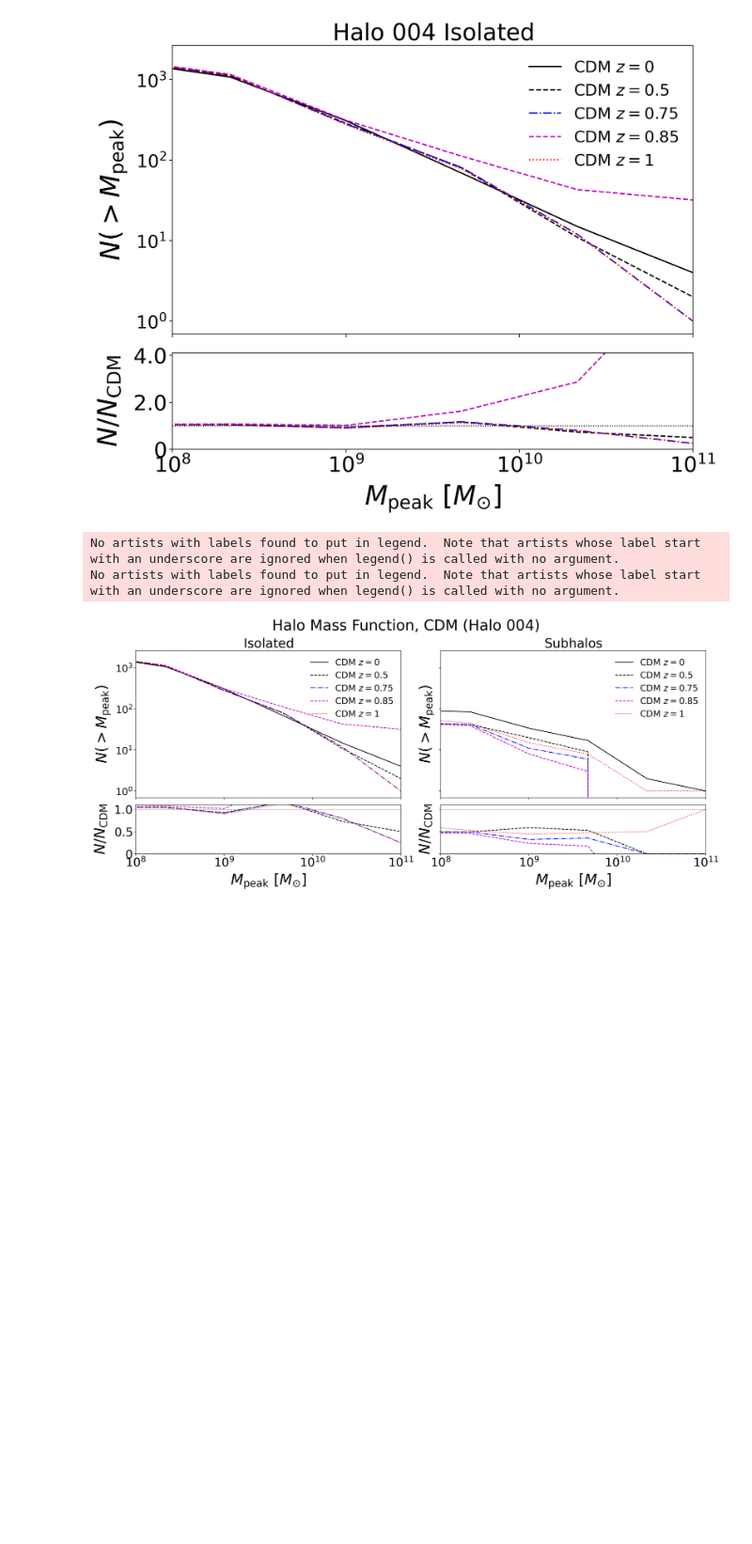
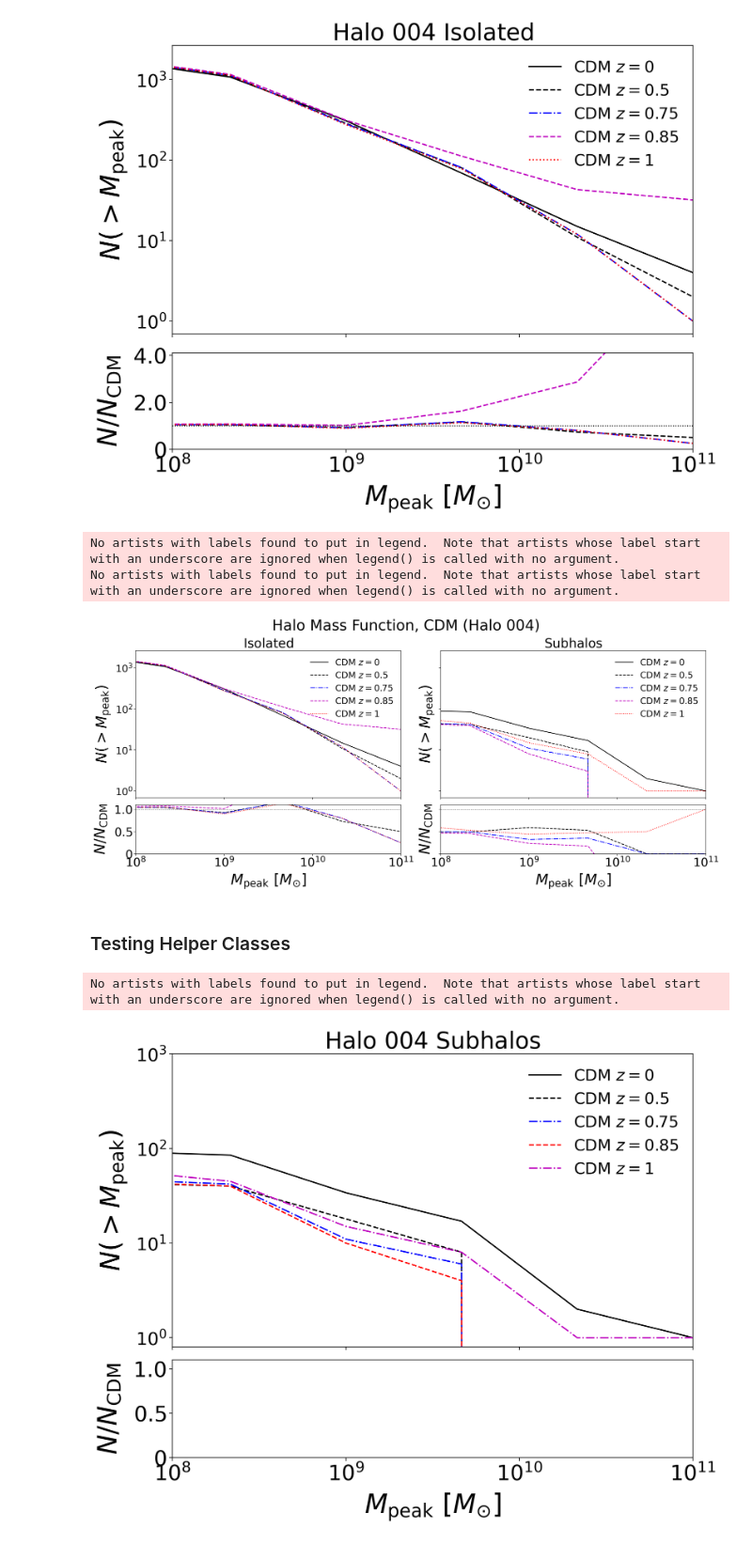
Before and after one commit to theotherlogan/nsbp-2023, a Jupyter notebook: notebooks/logan_week2.ipynb, the cells around one changed output. Shown at 94% size. Cells and saved outputs as stored; diff of their text form; code cells hidden in the pictures; blank space fills up the shorter version.

Commit message:
early testing, helper class

```diff
--- a/notebooks/logan_week2.ipynb
+++ b/notebooks/logan_week2.ipynb
@@ -36,7 +42,7 @@ This is what we used in the Week 1 notebook.
 # with open("/central/groups/carnegie_poc/enadler/ncdm_resims/analysis/sim_data.bin", "rb") as f:
 #     sim_data = pickle.load(f, encoding='latin1')
 # %%
-with open("sim_data.bin", "rb") as f:
+with open("../data/sim_data.bin", "rb") as f:
     sim_data = pickle.load(f, encoding='latin1')
 # %% [markdown]
 ### Load `hlists` directly
@@ -45,7 +51,7 @@ To measure how (sub)halo mass functions evolve, we'll need to load the halo list
 
 Here are all of the `hlists` that exist for the `Halo004` + `cdm` simulation. Each `hlist` is labeled by its scale factor $a$, which is related to redshift $z$ via $a=1/(1+z)$.
 # %%
-BASE_PATH = '' #'/central/groups/carnegie_poc/enadler/ncdm_resims/'
+BASE_PATH = '../data/' #'/central/groups/carnegie_poc/enadler/ncdm_resims/'
 
 halo_num = 'Halo004/'
 model = 'cdm/'
@@ -834,3 +840,68 @@ plt.show()
 No artists with labels found to put in legend.  Note that artists whose label start with an underscore are ignored when legend() is called with no argument.
 No artists with labels found to put in legend.  Note that artists whose label start with an underscore are ignored when legend() is called with no argument.
 [figure]
+# %% [markdown]
+### Testing Helper Classes
+# %%
+#...... cold dark matter
+
+cdm = hlist(PATH='../data', halo_num='')
+cdm.load_hlists()
+cdm.hmb = sim_data[halo_num[:-1]][model[:-1]][0]
+
+x_cdm_0, y_cdm_0 = cdm.shmf_plottables(z=0)
+x_cdm_5, y_cdm_5 = cdm.shmf_plottables(z=0.5)
+x_cdm_75, y_cdm_75 = cdm.shmf_plottables(z=0.75)
+x_cdm_85, y_cdm_85 = cdm.shmf_plottables(z=0.85)
+x_cdm_1, y_cdm_1 = cdm.shmf_plottables(z=1.0)
+# %%
+
+#......... trying to recreate the same plot as above
+
+f, ax = plt.subplots(2,1, sharex='col', sharey='row', figsize=(10,8), gridspec_kw={'height_ratios':[3, 1]})
+bins = np.linspace(5,11,10)
+
+###
+ax[0].plot(x_cdm_0, y_cdm_0, 'k-',label='$\mathrm{CDM}\ z=0$')
+ax[0].plot(x_cdm_5, y_cdm_5, 'k--',label='$\mathrm{CDM}\ z=0.5$')
+ax[0].plot(x_cdm_75, y_cdm_75, 'b-.',label='$\mathrm{CDM}\ z=0.75$')
+ax[0].plot(x_cdm_85, y_cdm_85, 'r--',label='$\mathrm{CDM}\ z=0.85$')
+ax[0].plot(x_cdm_1, y_cdm_1, 'm-.',label='$\mathrm{CDM}\ z=1$')
+
+###
+
+#The bottom panel shows the ratio relative to CDM - which is just 1 when we only show CDM, but for other models
+
+# ax[1].plot(CDM8K_base[1:], CDM8K_base[:-1]-CDM8K_base[:-1]+1., 'k:', lw=1, zorder=999)
+# ax[1].plot(CDM8K_base[1:], (1.*len(subhalos_z_0_1['Mpeak'][dist_ind_cdm_z_0_1])-CDM8K_cumulative_z_0_1)/(1.*len(subhalos['Mpeak'][dist_ind_cdm])-CDM8K_cumulative),
+#                'k--')
+
+###
+
+ax[0].set_title(r'$\mathrm{Halo\ 004\ Subhalos}$',fontsize=26)
+ax[0].set_yscale('log')
+ax[0].set_yticks([1,10,100,1000])
+ax[0].set_yticklabels([r'$10^0$',r'$10^1$',r'$10^2$',r'$10^3$'], fontsize=20)
+ax[0].legend(loc=1, ncol=1, prop={'size':18}, frameon=False)
+ax[0].set_ylabel(r'$N(>M_{\rm{peak}})$',fontsize=30,labelpad=8)
+ax[0].minorticks_off()
+ax[0].set_xlim(8,11)
+
+ax[1].set_xticks([8,9,10,11])
+ax[1].set_xticklabels([r'$10^8$',r'$10^9$',r'$10^{10}$',r'$10^{11}$'], fontsize=24)
+ax[1].set_ylim(0,1.1)
+ax[1].set_yticks([0,0.5,1.0])
+ax[1].set_yticklabels([r'$0$',r'$0.5$',r'$1.0$'], fontsize=24)
+ax[1].set_xlabel(r'$M_{\rm{peak}}\ [M_{\mathrm{\odot}}]$',fontsize=30,labelpad=8)
+ax[1].set_ylabel(r'$N/N_{\rm{CDM}}$', fontsize=30, labelpad=12)
+ax[1].tick_params(axis='x', which='minor', bottom=False)
+ax[1].legend(loc=4,fontsize=16, frameon=False)
+ax[1].minorticks_off()
+
+###
+
+plt.tight_layout()
+plt.show()
+# %% [output]
+No artists with labels found to put in legend.  Note that artists whose label start with an underscore are ignored when legend() is called with no argument.
+[figure, added]
```
Also changed, not shown: parts of 4 cells of this notebook, 1 other file.
